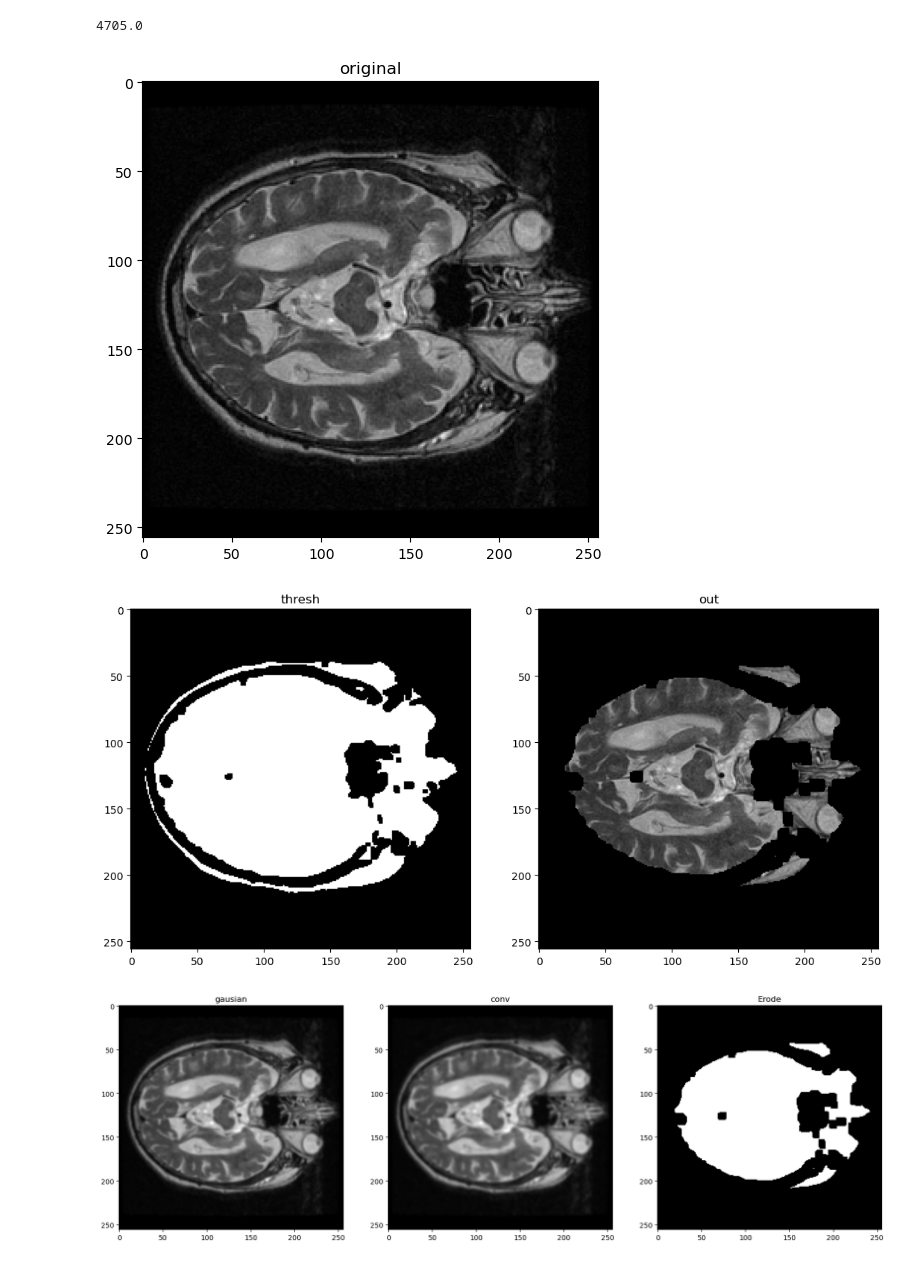
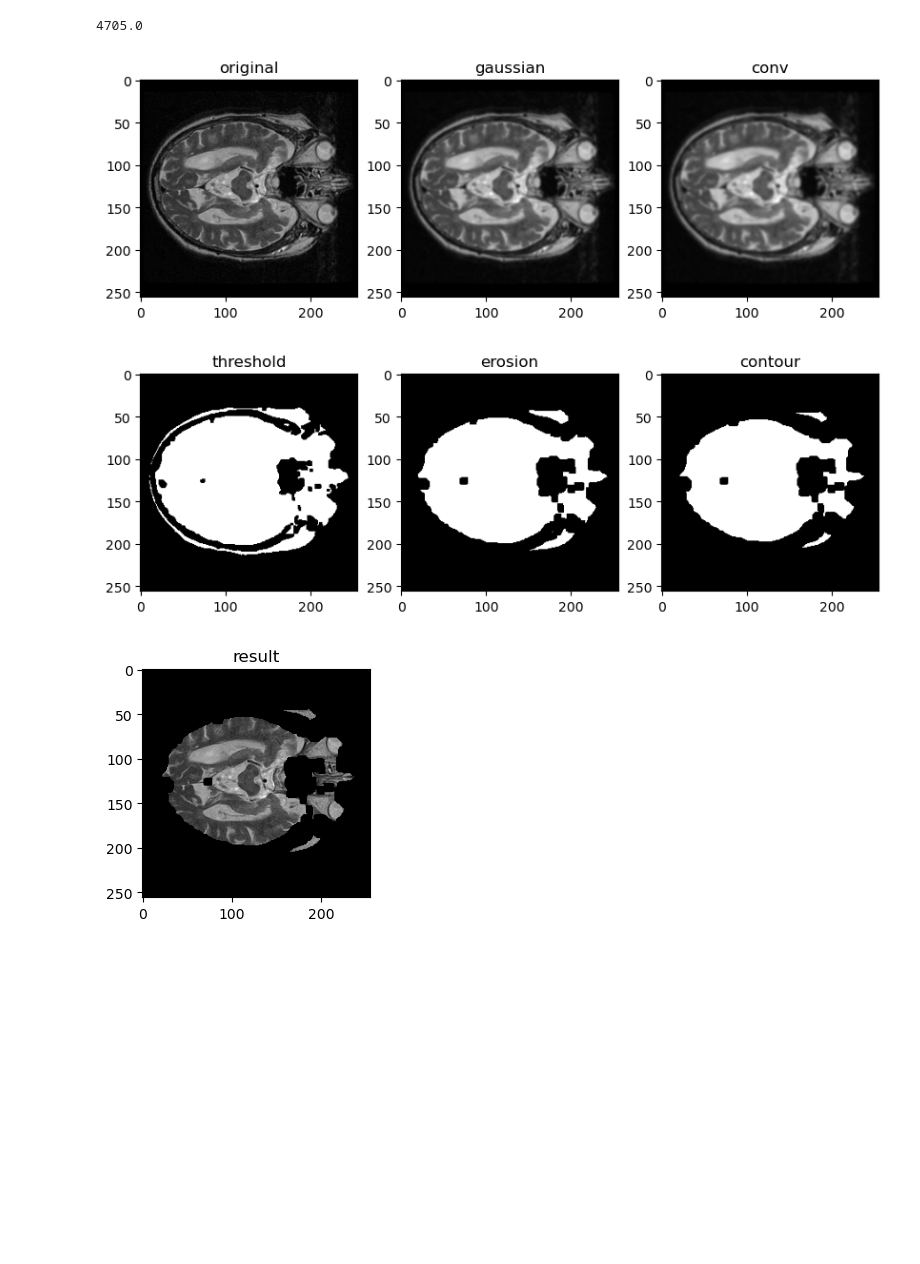
Before and after one commit to mohamed-malk/Z-care, a Jupyter notebook: skull srtipping function.ipynb, the cells around one changed output. Drawn from its saved outputs; the diff is of its cells as text; code cells hidden in the pictures; blank space fills up the shorter version.

```diff
--- a/skull srtipping function.ipynb
+++ b/skull srtipping function.ipynb
@@ -114,10 +34,7 @@ from skimage.filters import gaussian
 from scipy.signal import convolve2d
 
 kernel = np.ones((3,3),np.float32)/9
-#I = cv2.imread("C:/Users/jasmine/Desktop/3.jpg")
 
-
-#gray = cv2.cvtColor(I, cv2.COLOR_BGR2GRAY)
 
 I1= gaussian(Ii)
 I2 = cv2.filter2D(I1, -1, kernel, borderType=cv2.BORDER_CONSTANT)
@@ -128,64 +45,71 @@ thresh = cv2.threshold(image, 254, 255, cv2.THRESH_BINARY|cv2.THRESH_OTSU)[1]
 I3=cv2.erode(thresh,kernel,iterations=2)
 
 
-#I4=active_contour
-I5=Ii*I3
+################################
+'''countours , _ = cv2.findContours(I3,cv2.RETR_EXTERNAL,cv2.CHAIN_APPROX_SIMPLE)
+#cv2.drawContours(Ii,countours,-1,(255,255,255),2)
+shape = I3.copy()
+cv2.drawContours(shape, countours, -1, (0, 255, 0), 2)
+cv2.imwrite('{}.png'.format('sunflower'), shape)'''
+
+immmm = I3.astype(np.uint8)
+'''countours , _ = cv2.findContours(immmm,cv2.RETR_EXTERNAL,cv2.CHAIN_APPROX_SIMPLE)
+#cv2.drawContours(Ii,countours,-1,(255,255,255),2)
+shape = I3.copy()
+cv2.drawContours(shape, countours, -1, (255, 255, 255), 2)
+cv2.imwrite('{}.png'.format('sunflower'), shape)
+'''
+countours , _ = cv2.findContours(immmm,cv2.RETR_EXTERNAL,cv2.CHAIN_APPROX_SIMPLE)
+shape = I3.copy()
+cv2.drawContours(shape, countours, -1, (0, 255, 0), 2)
+
+#############################
+
+I4=shape
+I5=Ii*I4
 #(thresh, im_bw) = cv2.threshold(gray, 254, 255, cv2.THRESH_BINARY | cv2.THRESH_OTSU)
 
 
 
 
 
 
 
 
-plt.figure(figsize=(20, 20))
+plt.figure(figsize=(10, 10))
 plt.subplot(231)
 plt.imshow(Ii, cmap='gray')
 plt.title('original')
-plt.figure(figsize=(20, 20))
 plt.subplot(232)
-plt.imshow(thresh, cmap='gray')
-plt.title('thresh')
-
+plt.imshow(I1, cmap='gray')
+plt.title('gaussian')
 plt.subplot(233)
-plt.imshow(I5, cmap='gray')
-plt.title('out')
-
-'''plt.subplot(232)
-plt.imshow(gray, cmap='gray')
-plt.title('gray level')
-plt.subplot(233)
-plt.imshow(thresh, cmap='gray')
-plt.title('threshold')'''
+plt.imshow(I2, cmap='gray')
+plt.title('conv')
 plt.show()
 
-plt.figure(figsize=(20, 20))
+plt.figure(figsize=(10, 10))
 plt.subplot(231)
-plt.imshow(I1, cmap='gray')
-plt.title('gausian')
+plt.imshow(thresh, cmap='gray')
+plt.title('threshold')
 plt.subplot(232)
-plt.imshow(I2, cmap='gray')
-plt.title('conv')
+plt.imshow(I3,cmap='gray')
+plt.title('erosion')
 plt.subplot(233)
-plt.imshow(I3, cmap='gray')
-plt.title('Erode')
-plt.show()
-'''
-plt.figure(figsize=(20, 20))
-plt.subplot(231)
 plt.imshow(I4, cmap='gray')
 plt.title('contour')
+plt.show()
+
+plt.figure(figsize=(10, 10))
 plt.subplot(232)
 plt.imshow(I5, cmap='gray')
 plt.title('result')
 plt.show()
-'''
 #im_gray = cv2.imread('1.jpg', cv2.IMREAD_GRAYSCALE)
 mm=np.max(I2)
 print(mm)
 # %% [output]
-[figure, old version]
+[figure, new version]
-[figure, old version]
+[figure, new version]
-[figure, old version]
+[figure, new version]
 3751.5773406781295
```
Also changed, not shown: parts of 7 cells of this notebook.
